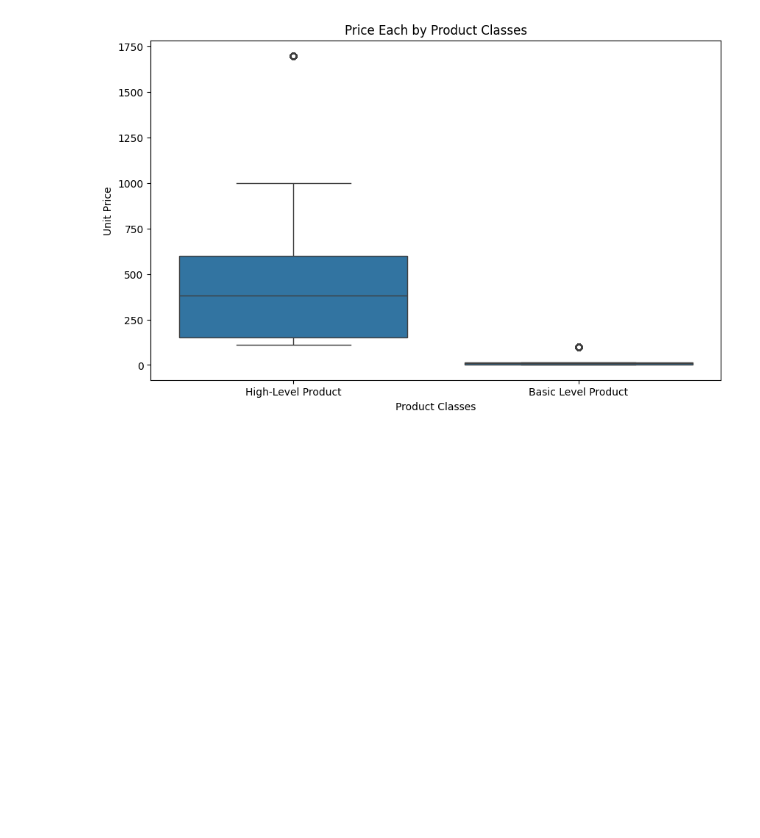
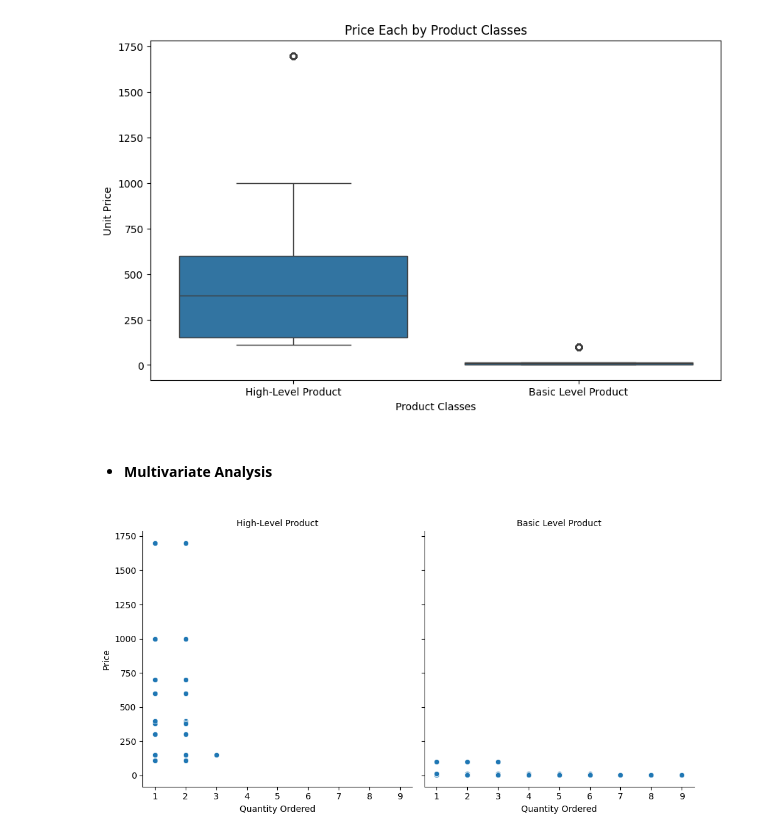
Before and after one commit to BamBamOguns/Sales_Analysis_And_Dashboarding, a Jupyter notebook: main.ipynb, the cells around one changed output. Drawn from its saved outputs; the diff is of its cells as text; code cells hidden in the pictures; blank space fills up the shorter version.

```diff
--- a/main.ipynb
+++ b/main.ipynb
@@ -1082,3 +1082,15 @@ plt.ylabel('Unit Price')
 plt.show()
 # %% [output]
 [figure]
+# %% [markdown]
+- #### **Multivariate Analysis**
+# %%
+# Facet Grid to explore 'Price' and 'Quantity Ordered' by 'Product Classes'
+g = sns.FacetGrid(combined_2019_sales, col = 'Product Classes', margin_titles = True, height = 5)
+g.map_dataframe(sns.scatterplot, x = 'Quantity Ordered', y='Price')
+g.add_legend()
+g.set_axis_labels('Quantity Ordered', 'Price')
+g.set_titles(col_template="{col_name}")
+plt.show()
+# %% [output]
+[figure, added]
```
Also changed, not shown: parts of 1 cell of this notebook.
